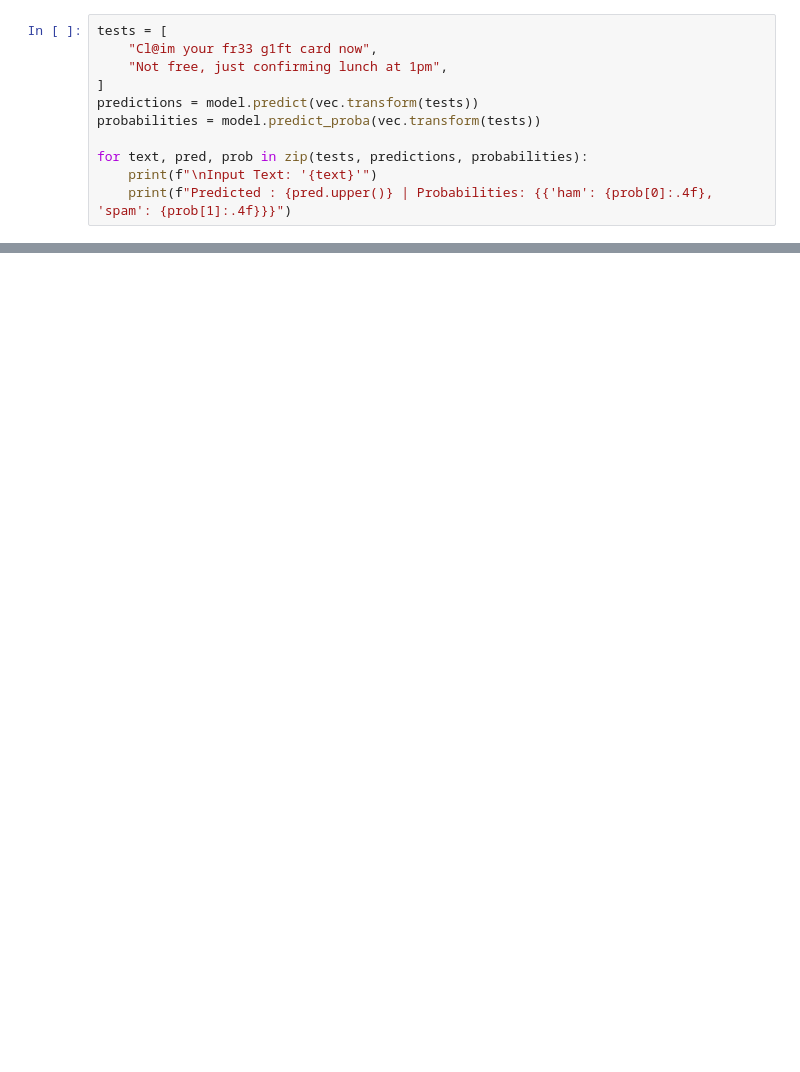
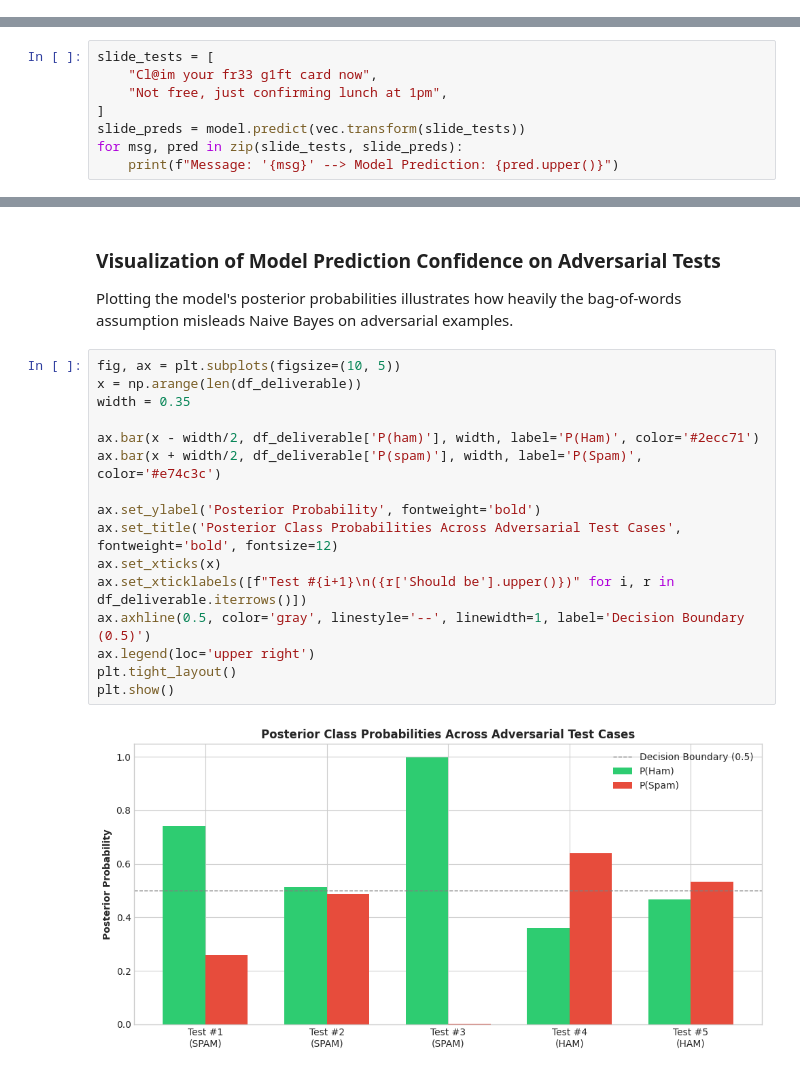
Before and after one commit to eyosialex/AWS-Exercies, a Jupyter notebook: AWS_week_3/spam_filter.ipynb, the cells around one changed output, grey strips where cells are left out. Saved outputs shown, nothing was run; the diff lists cells and outputs as text; blank space fills up the shorter version.

```diff
--- a/AWS_week_3/spam_filter.ipynb
+++ b/AWS_week_3/spam_filter.ipynb
@@ -378,11 +0,0 @@ True Positives (Spam correctly caught)     : 112
-# %%
-tests = [
-    "Cl@im your fr33 g1ft card now",
-    "Not free, just confirming lunch at 1pm",
-]
-predictions = model.predict(vec.transform(tests))
-probabilities = model.predict_proba(vec.transform(tests))
-
-for text, pred, prob in zip(tests, predictions, probabilities):
-    print(f"\nInput Text: '{text}'")
-    print(f"Predicted : {pred.upper()} | Probabilities: {{'ham': {prob[0]:.4f}, 'spam': {prob[1]:.4f}}}")
@@ -597,0 +460,8 @@ plt.show()
+# %%
+slide_tests = [
+    "Cl@im your fr33 g1ft card now",
+    "Not free, just confirming lunch at 1pm",
+]
+slide_preds = model.predict(vec.transform(slide_tests))
+for msg, pred in zip(slide_tests, slide_preds):
+    print(f"Message: '{msg}' --> Model Prediction: {pred.upper()}")
@@ -597,0 +548,21 @@ plt.show()
+# %% [markdown]
+### Visualization of Model Prediction Confidence on Adversarial Tests
+Plotting the model's posterior probabilities illustrates how heavily the bag-of-words assumption misleads Naive Bayes on adversarial examples.
+# %%
+fig, ax = plt.subplots(figsize=(10, 5))
+x = np.arange(len(df_deliverable))
+width = 0.35
+
+ax.bar(x - width/2, df_deliverable['P(ham)'], width, label='P(Ham)', color='#2ecc71')
+ax.bar(x + width/2, df_deliverable['P(spam)'], width, label='P(Spam)', color='#e74c3c')
+
+ax.set_ylabel('Posterior Probability', fontweight='bold')
+ax.set_title('Posterior Class Probabilities Across Adversarial Test Cases', fontweight='bold', fontsize=12)
+ax.set_xticks(x)
+ax.set_xticklabels([f"Test #{i+1}\n({r['Should be'].upper()})" for i, r in df_deliverable.iterrows()])
+ax.axhline(0.5, color='gray', linestyle='--', linewidth=1, label='Decision Boundary (0.5)')
+ax.legend(loc='upper right')
+plt.tight_layout()
+plt.show()
+# %% [output]
+[figure, added]
```
Also changed, not shown: parts of 49 cells of this notebook.
